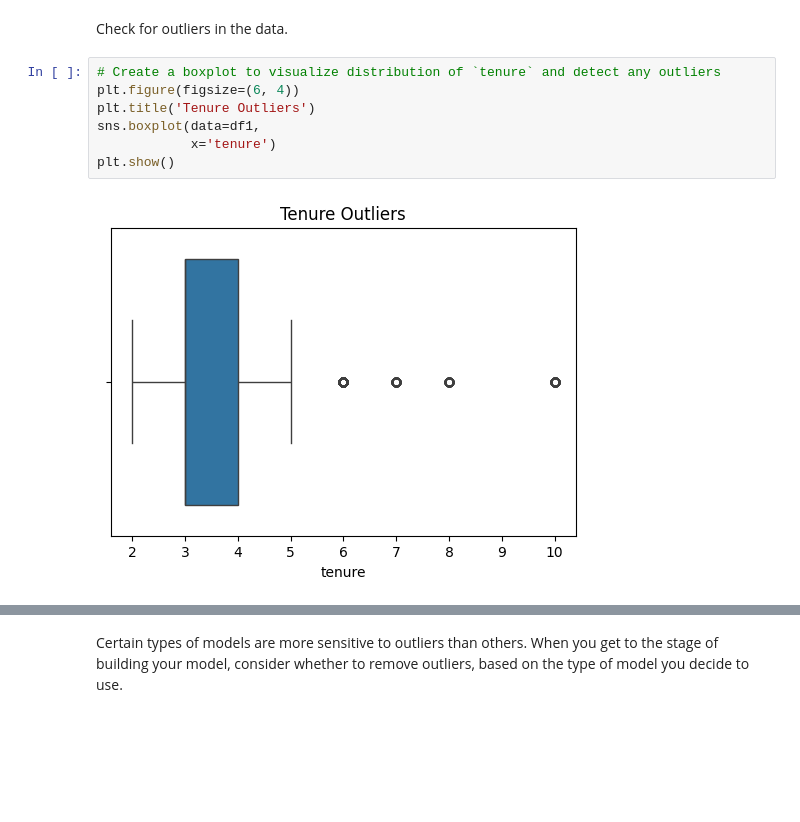
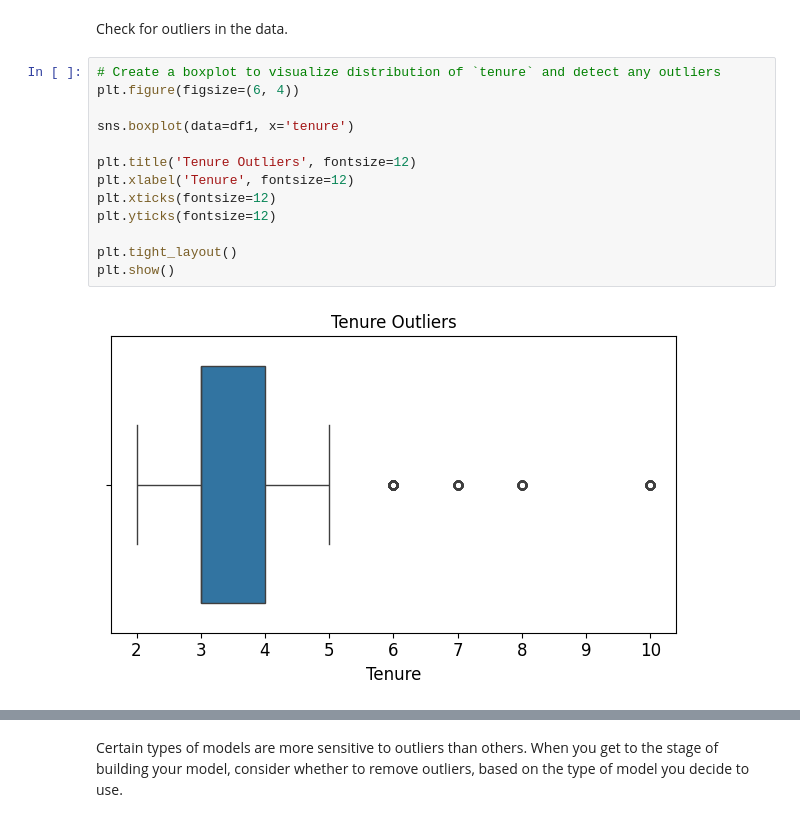
Before and after one commit to kairjiang/Google_ADA_Capstone_HR_Analytics, a Jupyter notebook: Salifort Motors project lab.ipynb, the cells around one changed output, grey strips where cells are left out. Cells and saved outputs as stored; diff of their text form; blank space fills up the shorter version.

```diff
--- a/Salifort Motors project lab.ipynb
+++ b/Salifort Motors project lab.ipynb
@@ -236,11 +238,17 @@ Check for outliers in the data.
 # %%
 # Create a boxplot to visualize distribution of `tenure` and detect any outliers
 plt.figure(figsize=(6, 4))
-plt.title('Tenure Outliers')
-sns.boxplot(data=df1,
-            x='tenure')
+
+sns.boxplot(data=df1, x='tenure')
+
+plt.title('Tenure Outliers', fontsize=12)
+plt.xlabel('Tenure', fontsize=12)
+plt.xticks(fontsize=12)
+plt.yticks(fontsize=12)
+
+plt.tight_layout()
 plt.show()
 # %% [output]
-[figure, old version]
+[figure, new version]
 # %%
 # Determine the number of rows containing outliers
```
Also changed, not shown: parts of 3 cells of this notebook.
